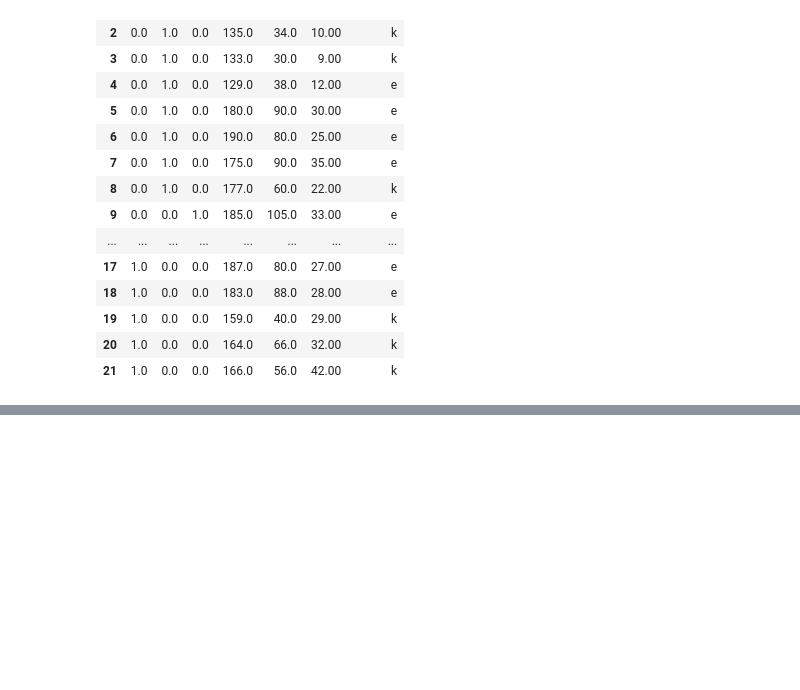
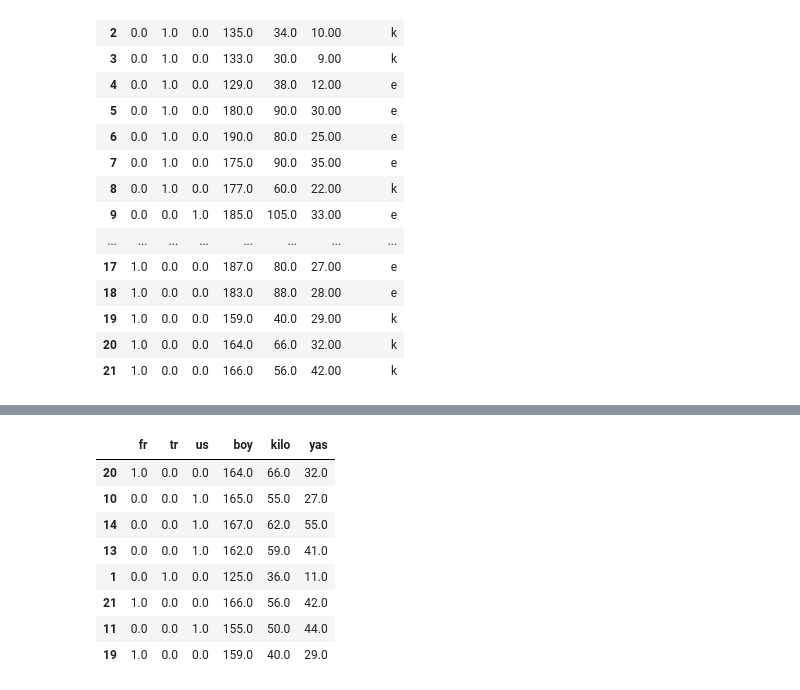
Before and after one commit to arifaygun/ML_Calisma_Notebooklari, a Jupyter notebook: Pythonla_Makine_Ogrenmesi.ipynb, the cells around one changed output, grey strips where cells are left out. Saved outputs shown, nothing was run; the diff lists cells and outputs as text; code cells hidden in the pictures; blank space fills up the shorter version.

```diff
--- a/Pythonla_Makine_Ogrenmesi.ipynb
+++ b/Pythonla_Makine_Ogrenmesi.ipynb
@@ -395,0 +386,12 @@ s2
+# %%
+x_test
+# %% [output]
+|  | fr | tr | us | boy | kilo | yas |
+| 20 | 1.0 | 0.0 | 0.0 | 164.0 | 66.0 | 32.0 |
+| 10 | 0.0 | 0.0 | 1.0 | 165.0 | 55.0 | 27.0 |
+| 14 | 0.0 | 0.0 | 1.0 | 167.0 | 62.0 | 55.0 |
+| 13 | 0.0 | 0.0 | 1.0 | 162.0 | 59.0 | 41.0 |
+| 1 | 0.0 | 1.0 | 0.0 | 125.0 | 36.0 | 11.0 |
+| 21 | 1.0 | 0.0 | 0.0 | 166.0 | 56.0 | 42.0 |
+| 11 | 0.0 | 0.0 | 1.0 | 155.0 | 50.0 | 44.0 |
+| 19 | 1.0 | 0.0 | 0.0 | 159.0 | 40.0 | 29.0 |
```
Also changed, not shown: parts of 37 cells of this notebook.
